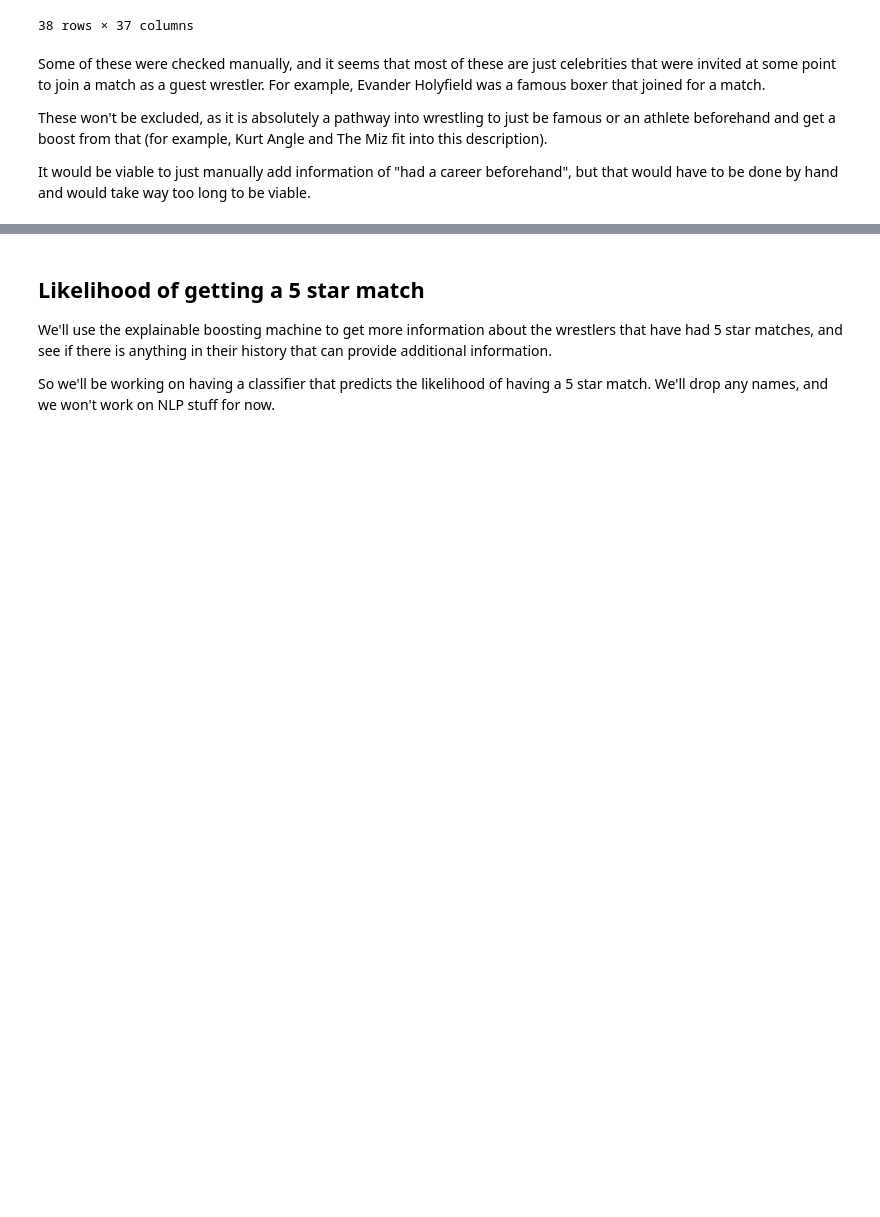
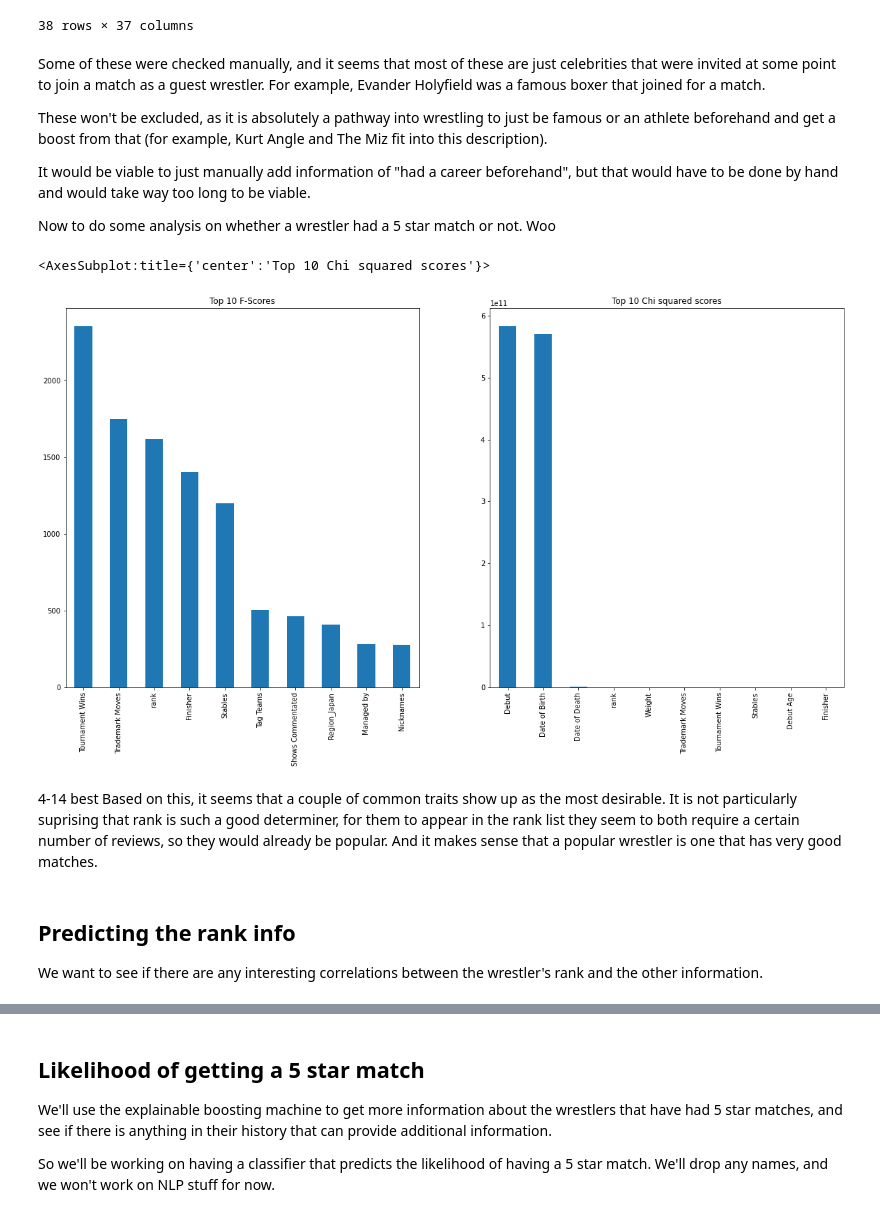
Before and after one commit to WhimZig/DataMadness, a Jupyter notebook: Data madness.ipynb, the cells around one changed output, grey strips where cells are left out. Saved outputs shown, nothing was run; the diff lists cells and outputs as text; code cells hidden in the pictures; blank space fills up the shorter version.

Commit message:
More nice plots to use later on

```diff
--- a/Data madness.ipynb
+++ b/Data madness.ipynb
@@ -122,6 +126,9 @@ clean_wrestler_info(wrestler_df)
 
 match_wrestler_info = pd.read_csv('Data/5_star_matches_wrestler_list.csv')
 match_wrestler_info.drop(['Unnamed: 0'], axis=1, inplace=True)
+
+# WWF and WWE are pretty much the same company, we'll just merge them directly.
+match_wrestler_info['Promotion'] = np.where(match_wrestler_info['Promotion'] == 'WWF', 'WWE', match_wrestler_info['Promotion'])
 # %%
 wrestler_df
 # %% [output]
@@ -401,3 +429,53 @@ Some of these were checked manually, and it seems that most of these are just ce
 These won't be excluded, as it is absolutely a pathway into wrestling to just be famous or an athlete beforehand and get a boost from that (for example, Kurt Angle and The Miz fit into this description).
 
 It would be viable to just manually add information of "had a career beforehand", but that would have to be done by hand and would take way too long to be viable.
+
+Now to do some analysis on whether a wrestler had a 5 star match or not. Woo
+# %%
+#wrestler_df['Had 5 star match'] = np.where(wrestler_df['id'].isin(merged_df['id'].unique()), True, False)
+
+from sklearn.feature_selection import chi2, f_classif
+import datetime as dt
+match_wrestler_ids = merged_df['id'].unique()
+y_var = np.where(wrestler_df['id'].isin(match_wrestler_ids), True, False)
+
+# These are all variables that either require separate NLP processing (Real Name, wrestler name, birthplace)
+# Or is always true (in the case of Alias)
+X_var = wrestler_df.drop(['Real Name', 'Birthplace', 'wrestler_name', 'Alias', 'id'], axis=1)
+# This is the laziest way of transforming the dates into usable numbers, which is just calculating them as seconds since the epoch
+# We just overwrite the columns in the original dataset
+# 1800 was picked as the year because it's the earliest available date in the dataset.
+X_var['Date of Birth'] = (X_var['Date of Birth'] - dt.datetime(1800,1,1)).dt.total_seconds()
+X_var['Date of Death'] = (X_var['Date of Death'] - dt.datetime(1800,1,1)).dt.total_seconds()
+X_var['Debut'] = (X_var['Debut'] - dt.datetime(1800,1,1)).dt.total_seconds()
+# For this particular analysis I'll just drop the birth country and just use the region
+from sklearn.preprocessing import OneHotEncoder
+X_var.drop(['Birth Country'], axis=1, inplace=True)
+enc = OneHotEncoder(sparse=False)
+region_encoded = enc.fit_transform(X_var[['Region']])
+X_var = X_var.join(pd.DataFrame(region_encoded, columns=enc.get_feature_names_out()))
+X_var.drop(['Region'], axis=1, inplace=True)
+X_var.fillna(0, inplace=True)
+
+chi_res, chi_p = chi2(X_var, y_var)
+
+classif_res, classif_p = f_classif(X_var, y_var)
+# %%
+chi_df = pd.DataFrame([chi_res, chi_p], columns=X_var.columns, index=['Chi res', 'P-Values']).transpose()
+chi_df.sort_values(by='Chi res', inplace=True, ascending=False)
+
+classif_df = pd.DataFrame([classif_res, classif_p], columns=X_var.columns, index=['F Score', 'P-Values']).transpose()
+classif_df.sort_values(by='F Score', inplace=True, ascending=False)
+# %%
+fig, axes = plt.subplots(ncols=2)
+
+classif_df.iloc[:10, :]['F Score'].plot(kind='bar', ax=axes[0], title='Top 10 F-Scores')
+chi_df.iloc[:10, :]['Chi res'].plot(kind='bar', ax=axes[1], title='Top 10 Chi squared scores')
+# %% [output]
+<AxesSubplot:title={'center':'Top 10 Chi squared scores'}>
+[figure, added]
+# %% [markdown]
+4-14 best Based on this, it seems that a couple of common traits show up as the most desirable. It is not particularly suprising that rank is such a good determiner, for them to appear in the rank list they seem to both require a certain number of reviews, so they would already be popular. And it makes sense that a popular wrestler is one that has very good matches.
+# %% [markdown]
+## Predicting the rank info
+We want to see if there are any interesting correlations between the wrestler's rank and the other information.
```
Also changed, not shown: parts of 21 cells of this notebook.
